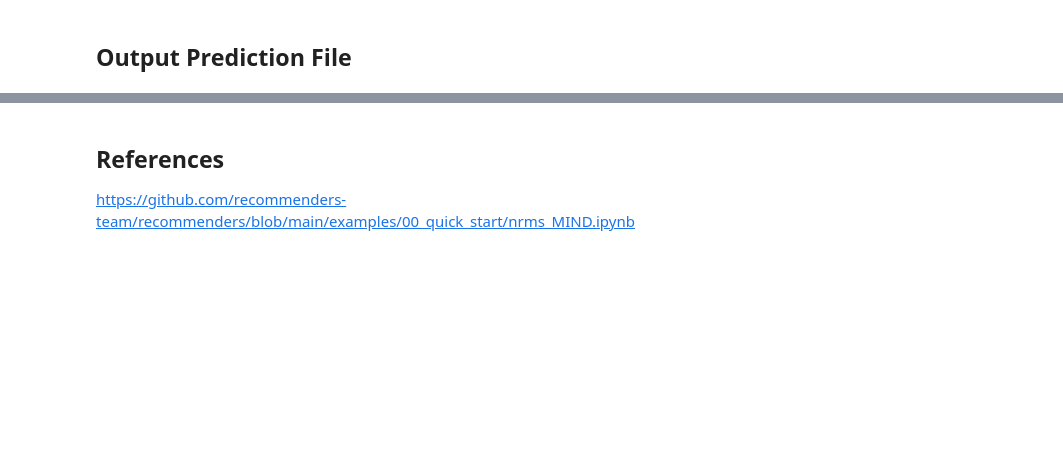
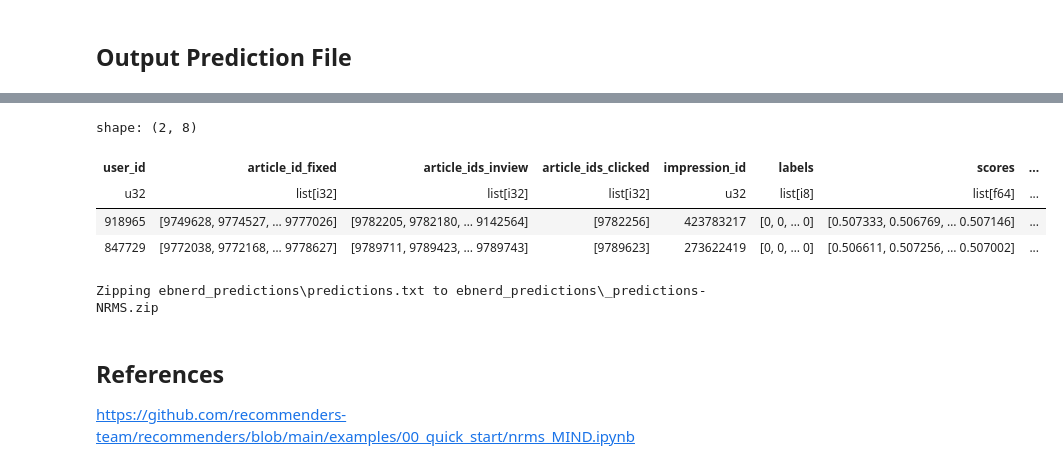
Before and after one commit to Gustavclausen1804/Deeplearning-RecSys-Challenge-2024, a Jupyter notebook: nrms_torch.ipynb, the cells around one changed output, grey strips where cells are left out. Drawn from its saved outputs; the diff is of its cells as text; code cells hidden in the pictures; blank space fills up the shorter version.

```diff
--- a/nrms_torch.ipynb
+++ b/nrms_torch.ipynb
@@ -1003,7 +1162,7 @@ def get_length_of_labels(df: pl.DataFrame, impression_id: int) -> int:
         raise ValueError(f"No row found for impression_id {impression_id}")
 
     # Get labels from first row
-    labels = filtered.select('labels').row(0)[0]
+    labels = filtered.select('article_ids_inview').row(0)[0]
 
     return len(labels)
 # %%
@@ -1130,0 +1325,9 @@ print(f"Number of valid AUC calculations: {len(aucs)}")
+# %%
+test_dataset = NRMSDataSet(
+    behaviors=df_test,
+    article_dict=article_mapping,
+    unknown_representation="zeros",
+    history_column=DEFAULT_HISTORY_ARTICLE_ID_COL,
+    eval_mode=True,
+    test = True
+)
@@ -1130,0 +1372,9 @@ print(f"Number of valid AUC calculations: {len(aucs)}")
+# %%
+
+test_dataloader_temp = DataLoader(
+    test_dataset,
+    batch_size=16,    # Set your desired batch size
+    shuffle=False,
+    num_workers=0,
+    collate_fn=lambda batch: collate_fn_with_global_padding_test(batch, max_inview_length_validation)
+)
@@ -1131,3 +1424,32 @@ print(f"Number of valid AUC calculations: {len(aucs)}")
+# %%
+#result = [[float_num] for inner_list in all_predictions for float_num in inner_list]
+
+#print(df_test.head())
+df_test = df_test.with_columns(
+    pl.Series("scores", all_predictions)
+)
+# %%
+df_test = df_test.with_columns(
+    pl.col("scores")
+    .map_elements(lambda x: list(rank_predictions_by_score(x)))
+    .alias("ranked_scores")
+)
+df_test.head(2)
+# %% [output]
+shape: (2, 8)
+| user_id | article_id_fixed | article_ids_inview | article_ids_clicked | impression_id | labels | scores | ... |
+| u32 | list[i32] | list[i32] | list[i32] | u32 | list[i8] | list[f64] | ... |
+| 918965 | [9749628, 9774527, … 9777026] | [9782205, 9782180, … 9142564] | [9782256] | 423783217 | [0, 0, … 0] | [0.507333, 0.506769, … 0.507146] | ... |
+| 847729 | [9772038, 9772168, … 9778627] | [9789711, 9789423, … 9789743] | [9789623] | 273622419 | [0, 0, … 0] | [0.506611, 0.507256, … 0.507002] | ... |
+# %%
+write_submission_file(
+    impression_ids=df_test[DEFAULT_IMPRESSION_ID_COL],
+    prediction_scores=df_test["ranked_scores"],
+    path=DUMP_DIR.joinpath("predictions.txt"),
+    filename_zip=f"{DATASPLIT}_predictions-{MODEL_NAME}.zip",
+)
+# %% [output]
+Zipping ebnerd_predictions\predictions.txt to ebnerd_predictions\_predictions-NRMS.zip
 # %% [markdown]
 ## References
 
```
Also changed, not shown: parts of 29 cells of this notebook, 4 other files.
